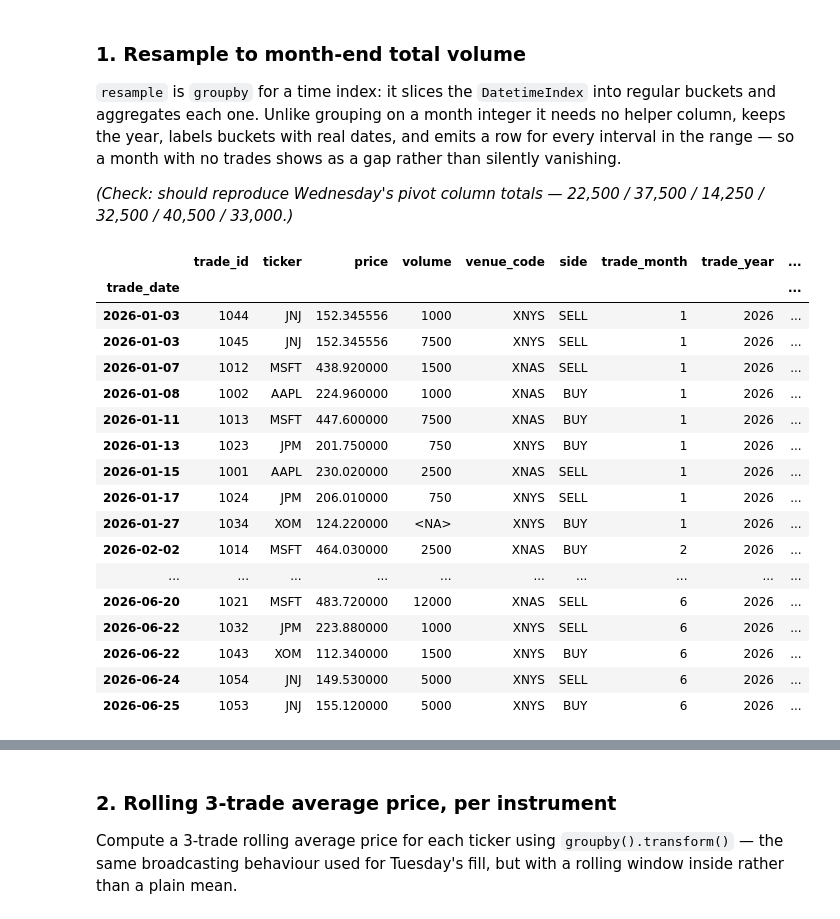
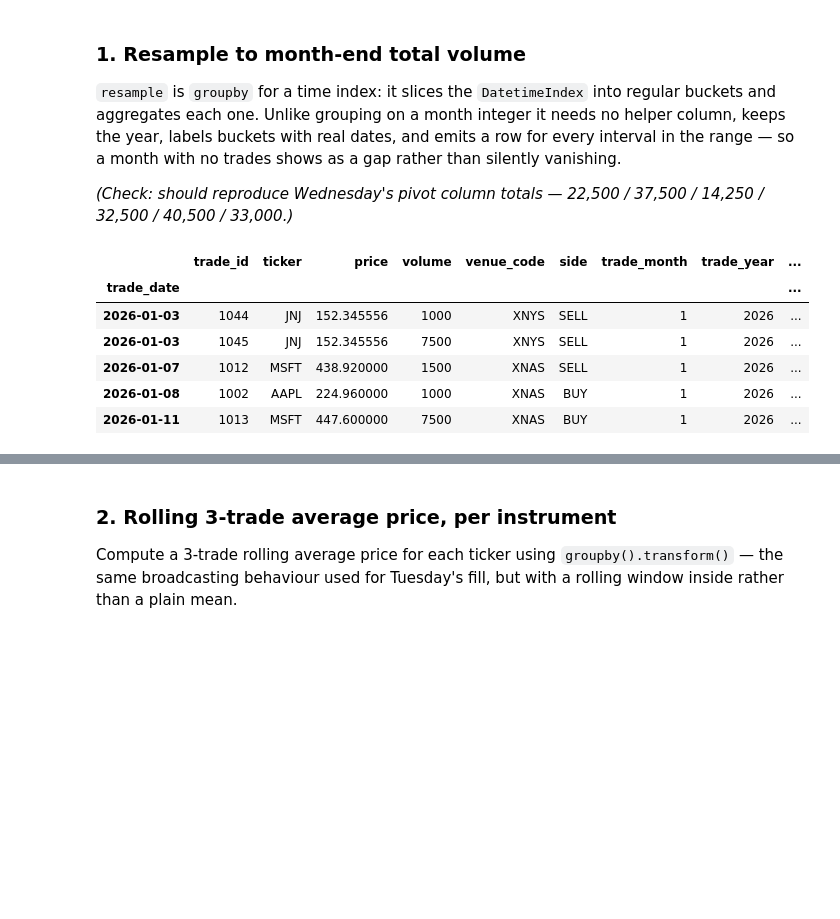
Before and after one commit to mryiadom/gcp-de-portfolio, a Jupyter notebook: notebooks/01_cleaning.ipynb, the cells around one changed output, grey strips where cells are left out. Cells and saved outputs as stored; diff of their text form; code cells hidden in the pictures; blank space fills up the shorter version.

```diff
--- a/notebooks/01_cleaning.ipynb
+++ b/notebooks/01_cleaning.ipynb
@@ -427,23 +427,12 @@ Checking the count after a join is a habit worth keeping: a silently inflated ro
 
 *(Check: should reproduce Wednesday's pivot column totals — 22,500 / 37,500 / 14,250 / 32,500 / 40,500 / 33,000.)*
 # %%
-raw_trades
+raw_trades.head()
 # %% [output]
 |  | trade_id | ticker | price | volume | venue_code | side | trade_month | trade_year | ... |
 | trade_date |  |  |  |  |  |  |  |  | ... |
 | 2026-01-03 | 1044 | JNJ | 152.345556 | 1000 | XNYS | SELL | 1 | 2026 | ... |
 | 2026-01-03 | 1045 | JNJ | 152.345556 | 7500 | XNYS | SELL | 1 | 2026 | ... |
 | 2026-01-07 | 1012 | MSFT | 438.920000 | 1500 | XNAS | SELL | 1 | 2026 | ... |
 | 2026-01-08 | 1002 | AAPL | 224.960000 | 1000 | XNAS | BUY | 1 | 2026 | ... |
 | 2026-01-11 | 1013 | MSFT | 447.600000 | 7500 | XNAS | BUY | 1 | 2026 | ... |
-| 2026-01-13 | 1023 | JPM | 201.750000 | 750 | XNYS | BUY | 1 | 2026 | ... |
-| 2026-01-15 | 1001 | AAPL | 230.020000 | 2500 | XNAS | SELL | 1 | 2026 | ... |
-| 2026-01-17 | 1024 | JPM | 206.010000 | 750 | XNYS | SELL | 1 | 2026 | ... |
-| 2026-01-27 | 1034 | XOM | 124.220000 | <NA> | XNYS | BUY | 1 | 2026 | ... |
-| 2026-02-02 | 1014 | MSFT | 464.030000 | 2500 | XNAS | BUY | 2 | 2026 | ... |
-| ... | ... | ... | ... | ... | ... | ... | ... | ... | ... |
-| 2026-06-20 | 1021 | MSFT | 483.720000 | 12000 | XNAS | SELL | 6 | 2026 | ... |
-| 2026-06-22 | 1032 | JPM | 223.880000 | 1000 | XNYS | SELL | 6 | 2026 | ... |
-| 2026-06-22 | 1043 | XOM | 112.340000 | 1500 | XNYS | BUY | 6 | 2026 | ... |
-| 2026-06-24 | 1054 | JNJ | 149.530000 | 5000 | XNYS | SELL | 6 | 2026 | ... |
-| 2026-06-25 | 1053 | JNJ | 155.120000 | 5000 | XNYS | BUY | 6 | 2026 | ... |
```
Also changed, not shown: parts of 7 cells of this notebook.
